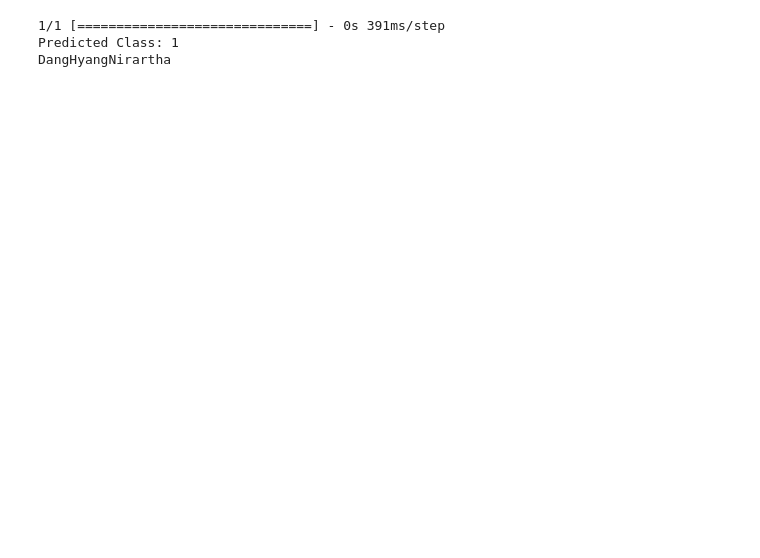
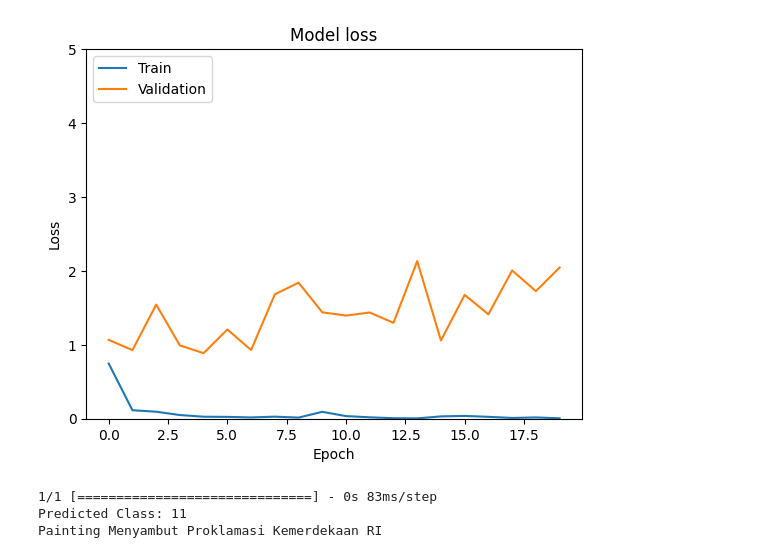
Before and after one commit to ArtventureIndonesia/ArtventureIndonesia-CC, a Jupyter notebook: Machine-Learning/multiclass.ipynb, the cells around one changed output. Cells and saved outputs as stored; diff of their text form; code cells hidden in the pictures; blank space fills up the shorter version.

```diff
--- a/Machine-Learning/multiclass.ipynb
+++ b/Machine-Learning/multiclass.ipynb
@@ -103,56 +105,57 @@ Epoch 20/20
+# %%
+plt.plot(history.history['loss'])
+plt.plot(history.history['val_loss'])
+plt.title('Model loss')
+plt.xlabel('Epoch')
+plt.ylabel('Loss')
+plt.legend(['Train', 'Validation'], loc='upper left')
+plt.ylim([0, 5])
+plt.show()
+# %% [output]
+[figure, added]
 # %%
-# Testing Per File
-
 from PIL import Image
 import os
 
 
-path = 'D:/DatasetMuseum/DangHyangNirartha/00590.jpg'
-# path= 'D:/MIRAH/akte kelahiran mirah.jpg'
-# path = 'C:/Users/user/OneDrive/Documents/Tugas-Tugas Kuliah Semester 4/Statistik/dataset/testing/pug.jpg'
+path = 'D:/DatasetMuseum/PaintingMenyambutProklamasiKemerdekaanRI/00190.jpg'
 
 img = Image.open(path).convert('RGB')
-img = img.resize((150, 150))
+img = img.resize((224, 224))
 img_array = np.array(img) / 255.0
-img_array = np.expand_dims(img_array, axis=0)  # Add a batch dimension for the model
-
-# Make predictions with the model
+img_array = np.expand_dims(img_array, axis=0)
 predictions = model.predict(img_array)
-
-# Display the predicted class
 predicted_class = np.argmax(predictions)
 print("Predicted Class:", predicted_class)
 
-if predicted_class==0:
-    print("BaliFollowingIndependence")
-elif predicted_class==1:
-    print("DangHyangNirartha")
+if predicted_class==1:
+    print("Bali Following Independence")
 elif predicted_class==2:
-    print("PaintingIGustiNgurahRai")
+    print("Dang Hyang Nirartha")
 elif predicted_class==3:
-    print("PaintingMenyambutProklamasiKemerdekaanRI")
+    print("Sagung Wah In Preparation To Attack The Dutch")
 elif predicted_class==4:
-    print("PaintingNgurahRaiMengaturSiasatTempur")
-# elif predicted_class==5:
-#     print("Random Data")
+    print("Spreading The News of The Proclamation of Indonesia")
+elif predicted_class==5:
+    print("The Battle of Jagaraga")
 elif predicted_class==6:
-    print("SagungWahInPreparationToAttackTheDutch")
+    print("The Crowning Of Sri Kresna Kepakisan")
 elif predicted_class==7:
-    print("SpreadingTheNewsOfTheProclamationOfIndependence")
+    print("The Establishment Of Indonesian People Struggling Board Of Sunda Kecil")
 elif predicted_class==8:
-    print("TheBattleOfJagaraga")
+    print("The Naval Battle In Bali Strait")
 elif predicted_class==9:
-    print("TheCrowningOfSriKresnaKepakisan")
+    print("The Rise Of Youth Organization")
 elif predicted_class==10:
-    print("TheEstablishmentOfIndonesianPeopleStrugglingBoardOfSundaKecil")
+    print("Painting I Gusti Ngurah Rai")
 elif predicted_class==11:
-    print("TheNavalBattleInBaliStrait")
+    print("Painting Menyambut Proklamasi Kemerdekaan RI")
 elif predicted_class==12:
-    print("TheRiseOfYouthOrganization")
+    print("Painting Ngurah Rai Mengatur Siasat Tempur")
 else:
     print("RandomData")
 # %% [output]
-1/1 [==============================] - 0s 391ms/step
-Predicted Class: 1
-DangHyangNirartha
+1/1 [==============================] - 0s 83ms/step
+Predicted Class: 11
+Painting Menyambut Proklamasi Kemerdekaan RI
 # %%
```
Also changed, not shown: parts of 9 cells of this notebook, 8 other files.
